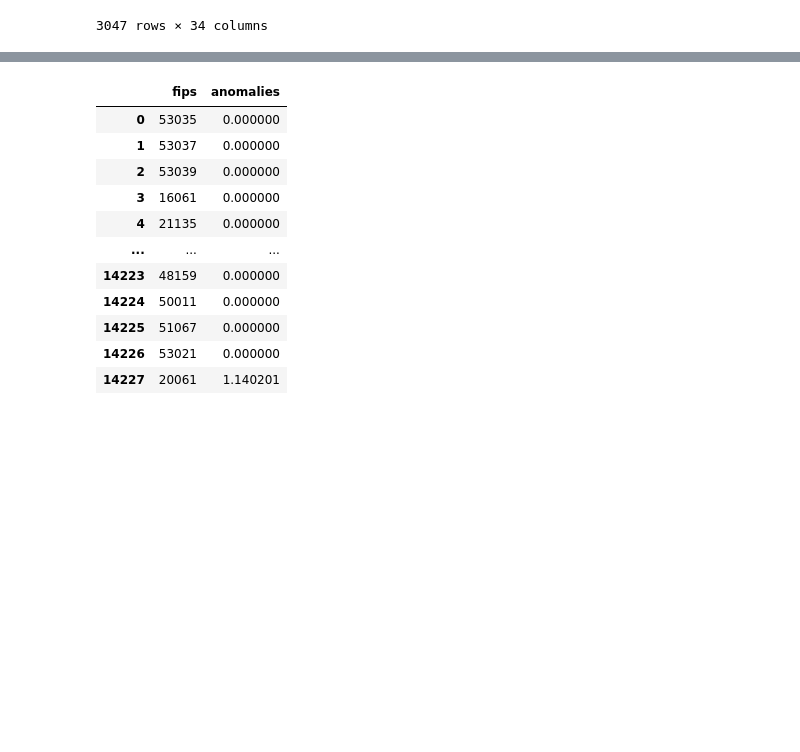
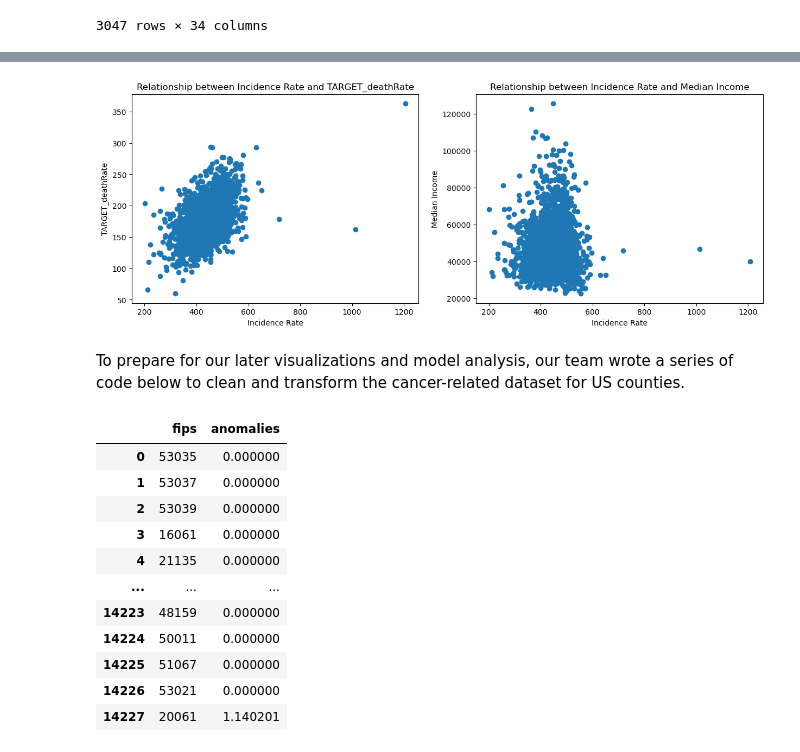
Before and after one commit to UCB-stat-159-s23/project-group10, a Jupyter notebook: Data-Preparation.ipynb, the cells around one changed output, grey strips where cells are left out. Drawn from its saved outputs; the diff is of its cells as text; code cells hidden in the pictures; blank space fills up the shorter version.

```diff
--- a/Data-Preparation.ipynb
+++ b/Data-Preparation.ipynb
@@ -62,3 +134,25 @@ cancer_df
+# %%
+import matplotlib.pyplot as plt
+
+fig, ax = plt.subplots(1, 2, figsize=(15, 5))
+
+# plot incidenceRate vs TARGET_deathRate
+ax[0].scatter(cancer_df['incidenceRate'], cancer_df['TARGET_deathRate'])
+ax[0].set_xlabel('Incidence Rate')
+ax[0].set_ylabel('TARGET_deathRate')
+ax[0].set_title('Relationship between Incidence Rate and TARGET_deathRate')
+
+# plot incidenceRate vs medIncome
+ax[1].scatter(cancer_df['incidenceRate'], cancer_df['medIncome'])
+ax[1].set_xlabel('Incidence Rate')
+ax[1].set_ylabel('Median Income')
+ax[1].set_title('Relationship between Incidence Rate and Median Income')
+
+plt.show()
+# %% [output]
+[figure, added]
+# %% [markdown]
+To prepare for our later visualizations and model analysis, our team wrote a series of code below to clean and transform the cancer-related dataset for US counties.
 # %%
 # add a new column 'Target_div_Income'
 cancer_df['Target_div_Income'] = cancer_df['TARGET_deathRate'] / cancer_df['medIncome']
```
Also changed, not shown: parts of 11 cells of this notebook.
